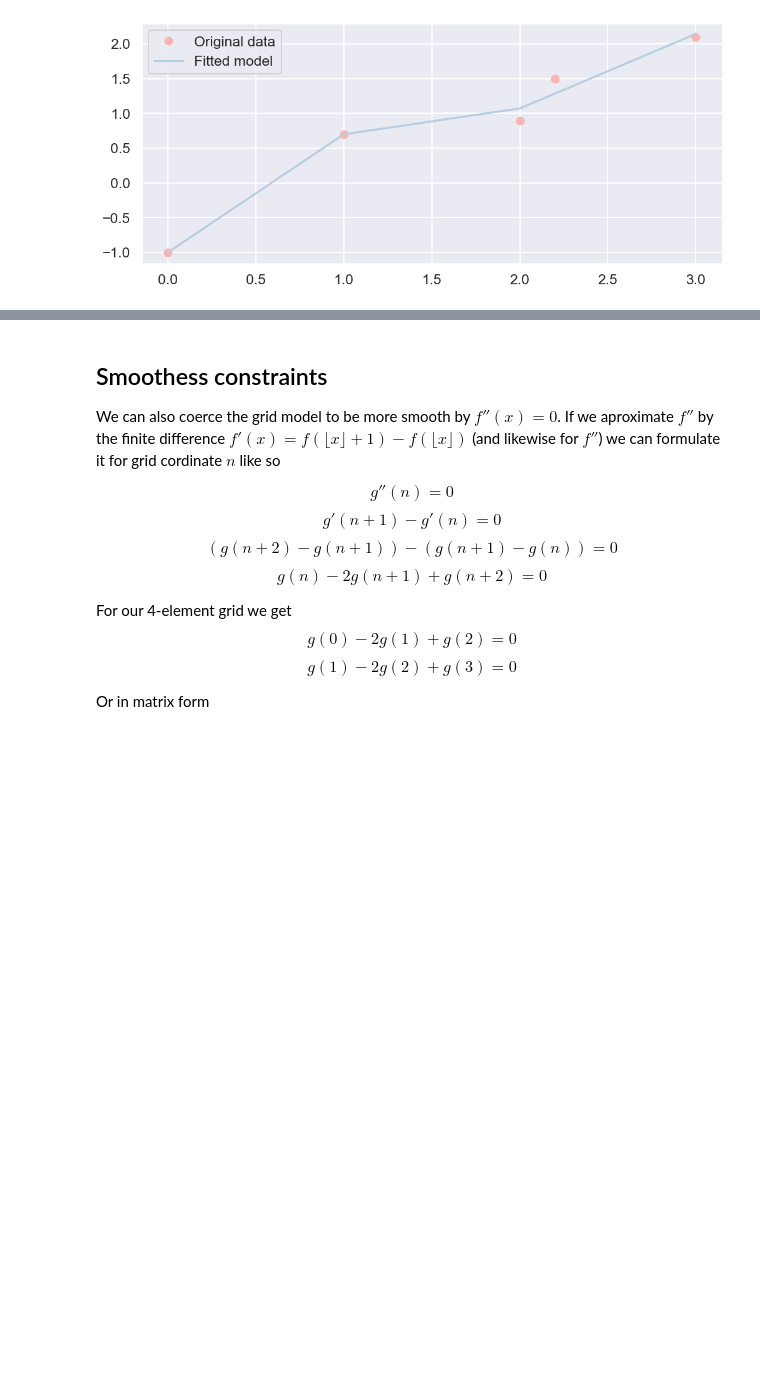
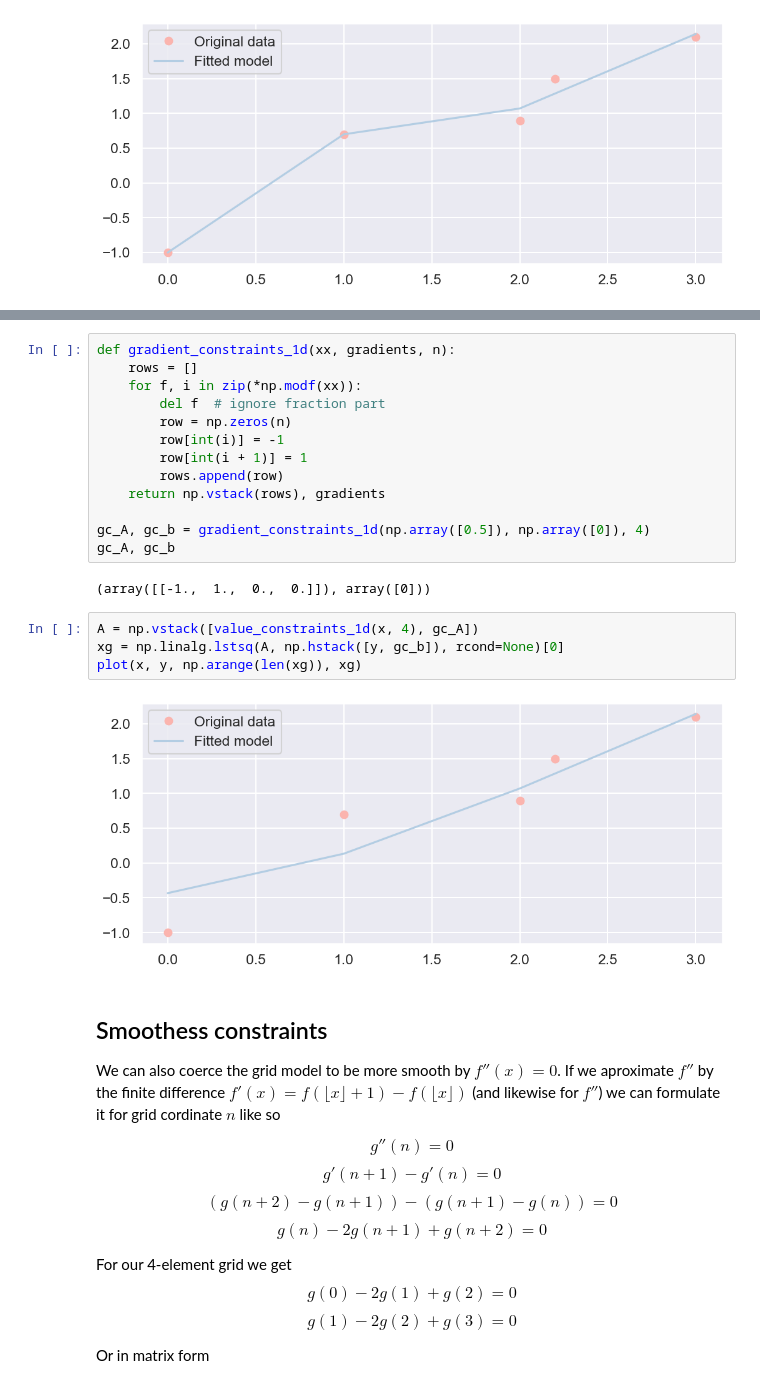
Before and after one commit to vidstige/mini-field-interpolation, a Jupyter notebook: field_interpolation.ipynb, the cells around one changed output, grey strips where cells are left out. Drawn from its saved outputs; the diff is of its cells as text; blank space fills up the shorter version.

Commit message:
gradient before smoothness

```diff
--- a/field_interpolation.ipynb
+++ b/field_interpolation.ipynb
@@ -160,3 +179,24 @@ solving 5 equations for 4 unkowns
+# %%
+def gradient_constraints_1d(xx, gradients, n):
+    rows = []
+    for f, i in zip(*np.modf(xx)):
+        del f  # ignore fraction part
+        row = np.zeros(n)
+        row[int(i)] = -1
+        row[int(i + 1)] = 1
+        rows.append(row)
+    return np.vstack(rows), gradients
+
+gc_A, gc_b = gradient_constraints_1d(np.array([0.5]), np.array([0]), 4)
+gc_A, gc_b
+# %% [output]
+(array([[-1.,  1.,  0.,  0.]]), array([0]))
+# %%
+A = np.vstack([value_constraints_1d(x, 4), gc_A])
+xg = np.linalg.lstsq(A, np.hstack([y, gc_b]), rcond=None)[0]
+plot(x, y, np.arange(len(xg)), xg)
+# %% [output]
+[figure, added]
 # %% [markdown]
 ## Smoothess constraints
 We can also coerce the grid model to be more smooth by $f''(x) = 0$. If we aproximate $f''$ by the finite difference $f'(x) = f(⌊x⌋ + 1) - f(⌊x⌋)$ (and likewise for $f''$) we can formulate it for grid cordinate $n$ like so
```
Also changed, not shown: parts of 2 cells of this notebook.
